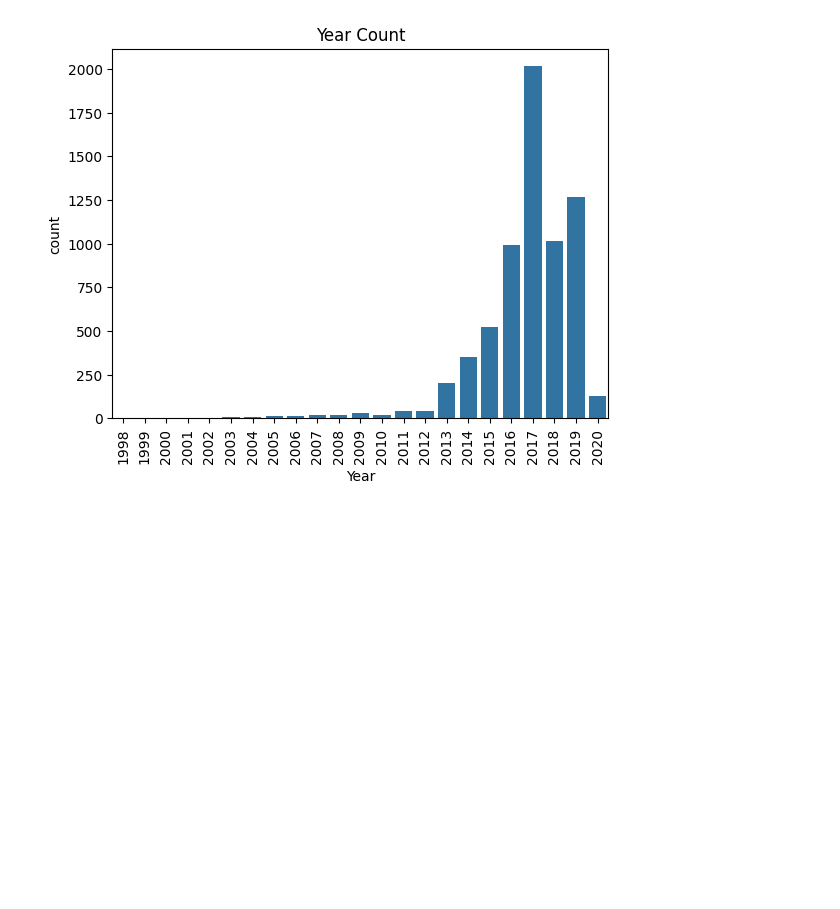
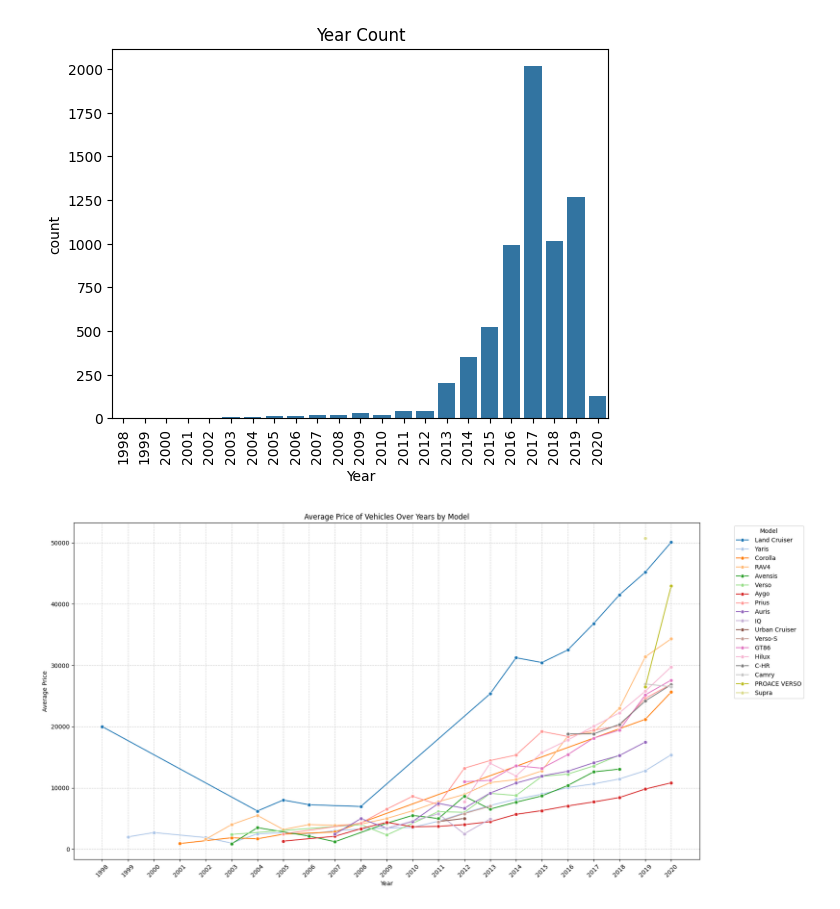
Before and after one commit to kxrrym03/Toyota-Used-Car-Insights, a Jupyter notebook: Toyota.ipynb, the cells around one changed output. Cells and saved outputs as stored; diff of their text form; code cells hidden in the pictures; blank space fills up the shorter version.

```diff
--- a/Toyota.ipynb
+++ b/Toyota.ipynb
@@ -130,3 +130,18 @@ plt.xticks(rotation=90)
 plt.show()
 # %% [output]
 [figure]
+# %%
+model_year_price = df.groupby(['year', 'model'])['price'].mean().reset_index()
+
+plt.figure(figsize=(18, 9))
+sns.lineplot(data=model_year_price, x='year', y='price', hue='model', marker='o', palette='tab20')
+plt.title('Average Price of Vehicles Over Years by Model')
+plt.xlabel('Year')
+plt.ylabel('Average Price')
+plt.xticks(model_year_price['year'].unique().astype(int), rotation=45)
+plt.legend(title='Model', bbox_to_anchor=(1.05, 1), loc='upper left')
+plt.grid(True, linestyle='--', alpha=0.6)
+plt.tight_layout()
+plt.show()
+# %% [output]
+[figure, added]
```
Also changed, not shown: parts of 1 cell of this notebook.
